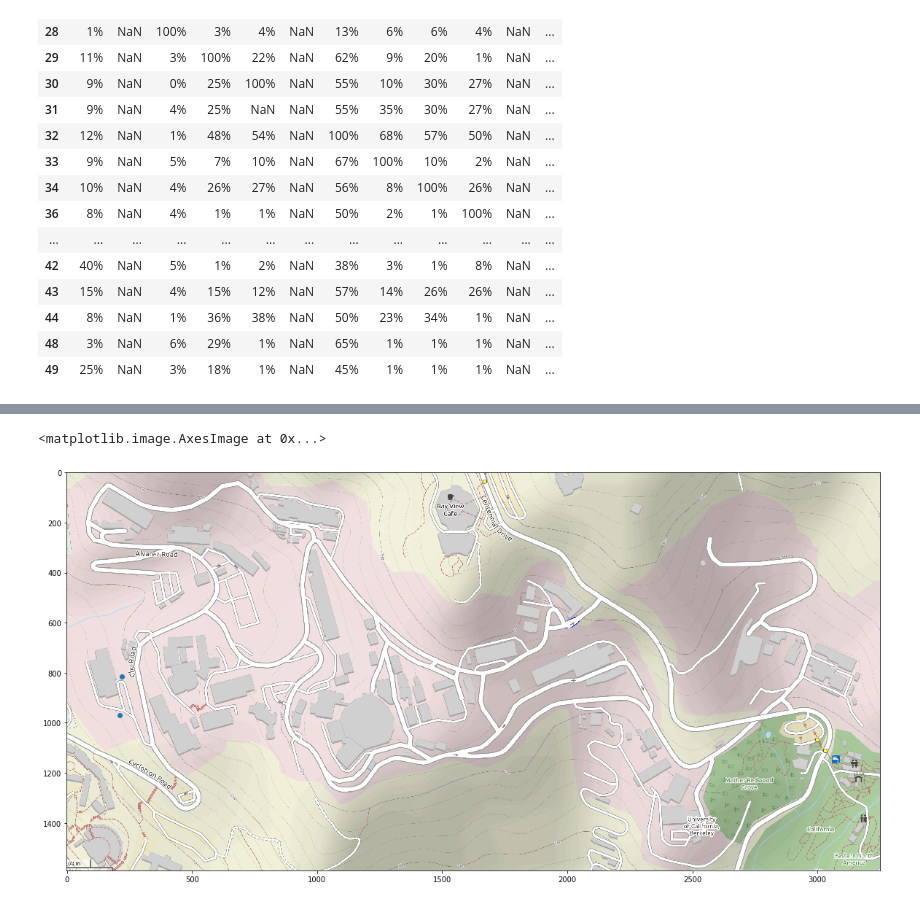
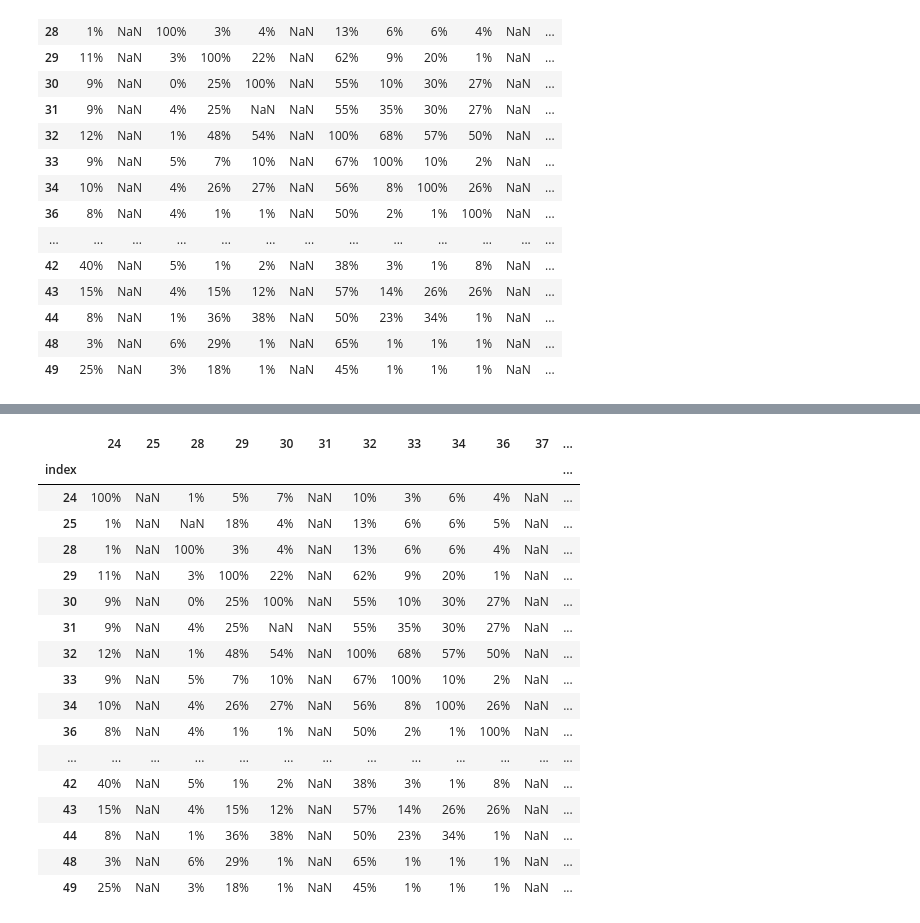
Before and after one commit to ralphou/acquisuite_pipeline, a Jupyter notebook: acquisuite_webpage_parsing.ipynb, the cells around one changed output, grey strips where cells are left out. Cells and saved outputs as stored; diff of their text form; code cells hidden in the pictures.

```diff
--- a/acquisuite_webpage_parsing.ipynb
+++ b/acquisuite_webpage_parsing.ipynb
@@ -100,18 +107,22 @@ data_frame.to_csv("signal_strength.csv", index=False)
-# %%
-img = plt.imread("lbnl_map.png")
-fig, ax = plt.subplots()
-fig.set_size_inches(20, 13)
-
-#initializing the device points, from left to right
-#First make a mapping of each device and their points
-devices = [48, 49, 42, 33, 36, 32, 43, 41, 30, 34, 44, 29, 40, 45, 50, 28, 51, 38]
-device_points = {}
-device_points[48] = [210, 970]
-device_points[49] = [220, 815]
-device_points[42] = []
-#testing points visually
-plt.scatter([210, 220], [970, 815])
-ax.imshow(img)
-# %% [output]
-<matplotlib.image.AxesImage at 0x...>
-[figure, removed]
+# %%
+tbl = pd.read_csv('signal_strength.csv').set_index('index')
+tbl
+# %% [output]
+|  | 24 | 25 | 28 | 29 | 30 | 31 | 32 | 33 | 34 | 36 | 37 | ... |
+| index |  |  |  |  |  |  |  |  |  |  |  | ... |
+| 24 | 100% | NaN | 1% | 5% | 7% | NaN | 10% | 3% | 6% | 4% | NaN | ... |
+| 25 | 1% | NaN | NaN | 18% | 4% | NaN | 13% | 6% | 6% | 5% | NaN | ... |
+| 28 | 1% | NaN | 100% | 3% | 4% | NaN | 13% | 6% | 6% | 4% | NaN | ... |
+| 29 | 11% | NaN | 3% | 100% | 22% | NaN | 62% | 9% | 20% | 1% | NaN | ... |
+| 30 | 9% | NaN | 0% | 25% | 100% | NaN | 55% | 10% | 30% | 27% | NaN | ... |
+| 31 | 9% | NaN | 4% | 25% | NaN | NaN | 55% | 35% | 30% | 27% | NaN | ... |
+| 32 | 12% | NaN | 1% | 48% | 54% | NaN | 100% | 68% | 57% | 50% | NaN | ... |
+| 33 | 9% | NaN | 5% | 7% | 10% | NaN | 67% | 100% | 10% | 2% | NaN | ... |
+| 34 | 10% | NaN | 4% | 26% | 27% | NaN | 56% | 8% | 100% | 26% | NaN | ... |
+| 36 | 8% | NaN | 4% | 1% | 1% | NaN | 50% | 2% | 1% | 100% | NaN | ... |
+| ... | ... | ... | ... | ... | ... | ... | ... | ... | ... | ... | ... | ... |
+| 42 | 40% | NaN | 5% | 1% | 2% | NaN | 38% | 3% | 1% | 8% | NaN | ... |
+| 43 | 15% | NaN | 4% | 15% | 12% | NaN | 57% | 14% | 26% | 26% | NaN | ... |
+| 44 | 8% | NaN | 1% | 36% | 38% | NaN | 50% | 23% | 34% | 1% | NaN | ... |
+| 48 | 3% | NaN | 6% | 29% | 1% | NaN | 65% | 1% | 1% | 1% | NaN | ... |
+| 49 | 25% | NaN | 3% | 18% | 1% | NaN | 45% | 1% | 1% | 1% | NaN | ... |
```
Also changed, not shown: parts of 6 cells of this notebook, 2 other files.
